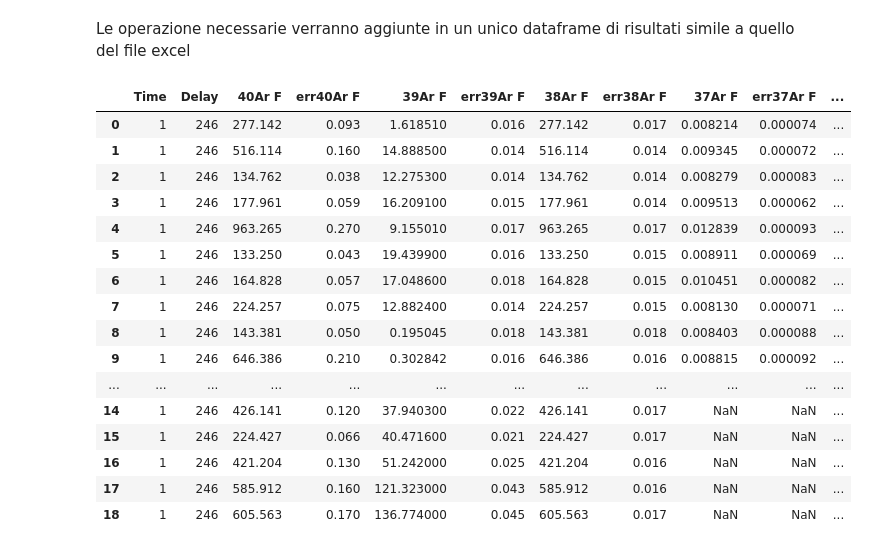
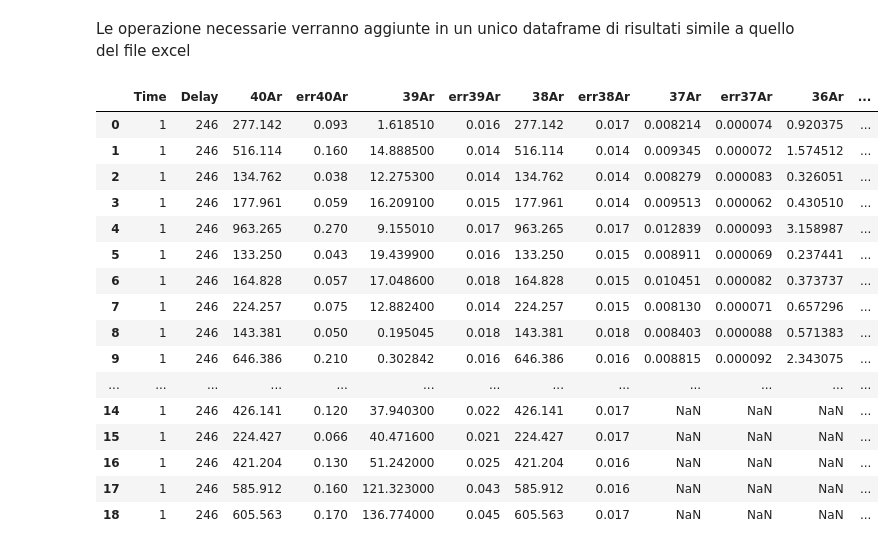
Before and after one commit to gecos-lab/PyCalcolAr, a Jupyter notebook: notebooks/PyCalcolAr_TB.ipynb, the cells around one changed output. Drawn from its saved outputs; the diff is of its cells as text; code cells hidden in the pictures.

Commit message:
file aggiornato, manca new filtro data

```diff
--- a/notebooks/PyCalcolAr_TB.ipynb
+++ b/notebooks/PyCalcolAr_TB.ipynb
@@ -357,44 +407,44 @@ Le operazione necessarie verranno aggiunte in un unico dataframe di risultati si
 # %%
 input_data_df = pd.DataFrame()
 
 input_data_df.loc[:, 'Time'] = pd.Series(1 for k in range(0, len(df_data.index)))
 input_data_df.loc[:, 'Delay'] = pd.Series(delay for k in range(0, len(df_data.index)))
 
 
-input_data_df.loc[:, '40Ar F'] = df_data.loc[:, '40Ar F'].values * 1000
-input_data_df.loc[:, 'err40Ar F'] = df_data.loc[:, 'err40Ar F'].values * 1000
+input_data_df.loc[:, '40Ar'] = df_data.loc[:, '40Ar F'].values * 1000
+input_data_df.loc[:, 'err40Ar'] = df_data.loc[:, 'err40Ar F'].values * 1000
 
-input_data_df.loc[:, '39Ar F'] = df_data.loc[:, '39Ar F'].values * 1000
-input_data_df.loc[:, 'err39Ar F'] = df_data.loc[:, 'err39Ar F'].values * 1000
+input_data_df.loc[:, '39Ar'] = df_data.loc[:, '39Ar F'].values * 1000
+input_data_df.loc[:, 'err39Ar'] = df_data.loc[:, 'err39Ar F'].values * 1000
 
-input_data_df.loc[:, '38Ar F'] = df_data.loc[:, '40Ar F'].values * 1000
-input_data_df.loc[:, 'err38Ar F'] = df_data.loc[:, 'err38Ar F'].values * 1000
+input_data_df.loc[:, '38Ar'] = df_data.loc[:, '40Ar F'].values * 1000
+input_data_df.loc[:, 'err38Ar'] = df_data.loc[:, 'err38Ar F'].values * 1000
 
-input_data_df.loc[:, '37Ar F'] = df_data.loc[:, '37Ar IC0'].values * df_data.loc[:, 'gainF/IC0'].values * 1000
-input_data_df.loc[:, 'err37Ar F'] = df_data.loc[:, 'err37Ar IC0'].values * df_data.loc[:, 'gainF/IC0'].values * 1000
+input_data_df.loc[:, '37Ar'] = df_data.loc[:, '37Ar IC0'].values * df_data.loc[:, 'gainF/IC0'].values * 1000
+input_data_df.loc[:, 'err37Ar'] = df_data.loc[:, 'err37Ar IC0'].values * df_data.loc[:, 'gainF/IC0'].values * 1000
 
-input_data_df.loc[:, '36Ar F'] = df_data.loc[:, '36Ar IC0'].values * df_data.loc[:, 'gainF/IC0'].values * 1000
-input_data_df.loc[:, 'err36Ar F'] = df_data.loc[:, 'err36Ar IC0'].values * df_data.loc[:, 'gainF/IC0'].values * 1000
+input_data_df.loc[:, '36Ar'] = df_data.loc[:, '36Ar IC0'].values * df_data.loc[:, 'gainF/IC0'].values * 1000
+input_data_df.loc[:, 'err36Ar'] = df_data.loc[:, 'err36Ar IC0'].values * df_data.loc[:, 'gainF/IC0'].values * 1000
 
 display(input_data_df)
 # %% [output]
-|  | Time | Delay | 40Ar F | err40Ar F | 39Ar F | err39Ar F | 38Ar F | err38Ar F | 37Ar F | err37Ar F | ... |
-| 0 | 1 | 246 | 277.142 | 0.093 | 1.618510 | 0.016 | 277.142 | 0.017 | 0.008214 | 0.000074 | ... |
-| 1 | 1 | 246 | 516.114 | 0.160 | 14.888500 | 0.014 | 516.114 | 0.014 | 0.009345 | 0.000072 | ... |
-| 2 | 1 | 246 | 134.762 | 0.038 | 12.275300 | 0.014 | 134.762 | 0.014 | 0.008279 | 0.000083 | ... |
-| 3 | 1 | 246 | 177.961 | 0.059 | 16.209100 | 0.015 | 177.961 | 0.014 | 0.009513 | 0.000062 | ... |
-| 4 | 1 | 246 | 963.265 | 0.270 | 9.155010 | 0.017 | 963.265 | 0.017 | 0.012839 | 0.000093 | ... |
-| 5 | 1 | 246 | 133.250 | 0.043 | 19.439900 | 0.016 | 133.250 | 0.015 | 0.008911 | 0.000069 | ... |
-| 6 | 1 | 246 | 164.828 | 0.057 | 17.048600 | 0.018 | 164.828 | 0.015 | 0.010451 | 0.000082 | ... |
-| 7 | 1 | 246 | 224.257 | 0.075 | 12.882400 | 0.014 | 224.257 | 0.015 | 0.008130 | 0.000071 | ... |
-| 8 | 1 | 246 | 143.381 | 0.050 | 0.195045 | 0.018 | 143.381 | 0.018 | 0.008403 | 0.000088 | ... |
-| 9 | 1 | 246 | 646.386 | 0.210 | 0.302842 | 0.016 | 646.386 | 0.016 | 0.008815 | 0.000092 | ... |
-| ... | ... | ... | ... | ... | ... | ... | ... | ... | ... | ... | ... |
-| 14 | 1 | 246 | 426.141 | 0.120 | 37.940300 | 0.022 | 426.141 | 0.017 | NaN | NaN | ... |
-| 15 | 1 | 246 | 224.427 | 0.066 | 40.471600 | 0.021 | 224.427 | 0.017 | NaN | NaN | ... |
-| 16 | 1 | 246 | 421.204 | 0.130 | 51.242000 | 0.025 | 421.204 | 0.016 | NaN | NaN | ... |
-| 17 | 1 | 246 | 585.912 | 0.160 | 121.323000 | 0.043 | 585.912 | 0.016 | NaN | NaN | ... |
-| 18 | 1 | 246 | 605.563 | 0.170 | 136.774000 | 0.045 | 605.563 | 0.017 | NaN | NaN | ... |
+|  | Time | Delay | 40Ar | err40Ar | 39Ar | err39Ar | 38Ar | err38Ar | 37Ar | err37Ar | 36Ar | ... |
+| 0 | 1 | 246 | 277.142 | 0.093 | 1.618510 | 0.016 | 277.142 | 0.017 | 0.008214 | 0.000074 | 0.920375 | ... |
+| 1 | 1 | 246 | 516.114 | 0.160 | 14.888500 | 0.014 | 516.114 | 0.014 | 0.009345 | 0.000072 | 1.574512 | ... |
+| 2 | 1 | 246 | 134.762 | 0.038 | 12.275300 | 0.014 | 134.762 | 0.014 | 0.008279 | 0.000083 | 0.326051 | ... |
+| 3 | 1 | 246 | 177.961 | 0.059 | 16.209100 | 0.015 | 177.961 | 0.014 | 0.009513 | 0.000062 | 0.430510 | ... |
+| 4 | 1 | 246 | 963.265 | 0.270 | 9.155010 | 0.017 | 963.265 | 0.017 | 0.012839 | 0.000093 | 3.158987 | ... |
+| 5 | 1 | 246 | 133.250 | 0.043 | 19.439900 | 0.016 | 133.250 | 0.015 | 0.008911 | 0.000069 | 0.237441 | ... |
+| 6 | 1 | 246 | 164.828 | 0.057 | 17.048600 | 0.018 | 164.828 | 0.015 | 0.010451 | 0.000082 | 0.373737 | ... |
+| 7 | 1 | 246 | 224.257 | 0.075 | 12.882400 | 0.014 | 224.257 | 0.015 | 0.008130 | 0.000071 | 0.657296 | ... |
+| 8 | 1 | 246 | 143.381 | 0.050 | 0.195045 | 0.018 | 143.381 | 0.018 | 0.008403 | 0.000088 | 0.571383 | ... |
+| 9 | 1 | 246 | 646.386 | 0.210 | 0.302842 | 0.016 | 646.386 | 0.016 | 0.008815 | 0.000092 | 2.343075 | ... |
+| ... | ... | ... | ... | ... | ... | ... | ... | ... | ... | ... | ... | ... |
+| 14 | 1 | 246 | 426.141 | 0.120 | 37.940300 | 0.022 | 426.141 | 0.017 | NaN | NaN | NaN | ... |
+| 15 | 1 | 246 | 224.427 | 0.066 | 40.471600 | 0.021 | 224.427 | 0.017 | NaN | NaN | NaN | ... |
+| 16 | 1 | 246 | 421.204 | 0.130 | 51.242000 | 0.025 | 421.204 | 0.016 | NaN | NaN | NaN | ... |
+| 17 | 1 | 246 | 585.912 | 0.160 | 121.323000 | 0.043 | 585.912 | 0.016 | NaN | NaN | NaN | ... |
+| 18 | 1 | 246 | 605.563 | 0.170 | 136.774000 | 0.045 | 605.563 | 0.017 | NaN | NaN | NaN | ... |
 # %%
 results_data = input_data_df
 
```
Also changed, not shown: parts of 26 cells of this notebook.
